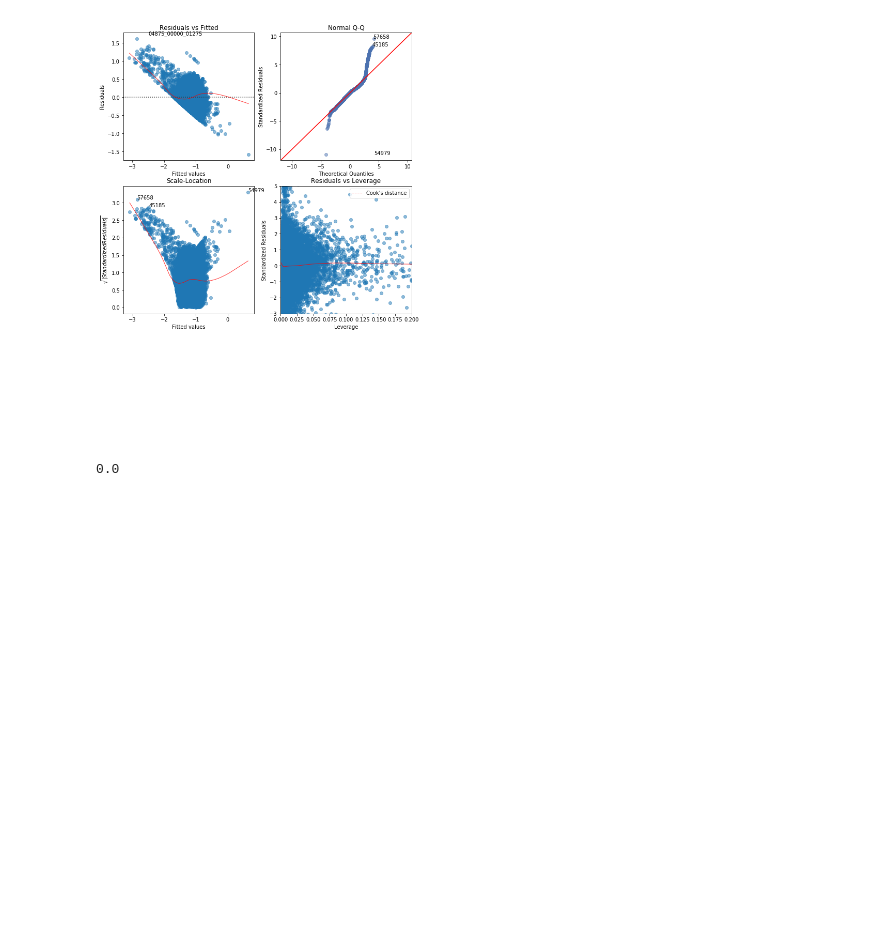
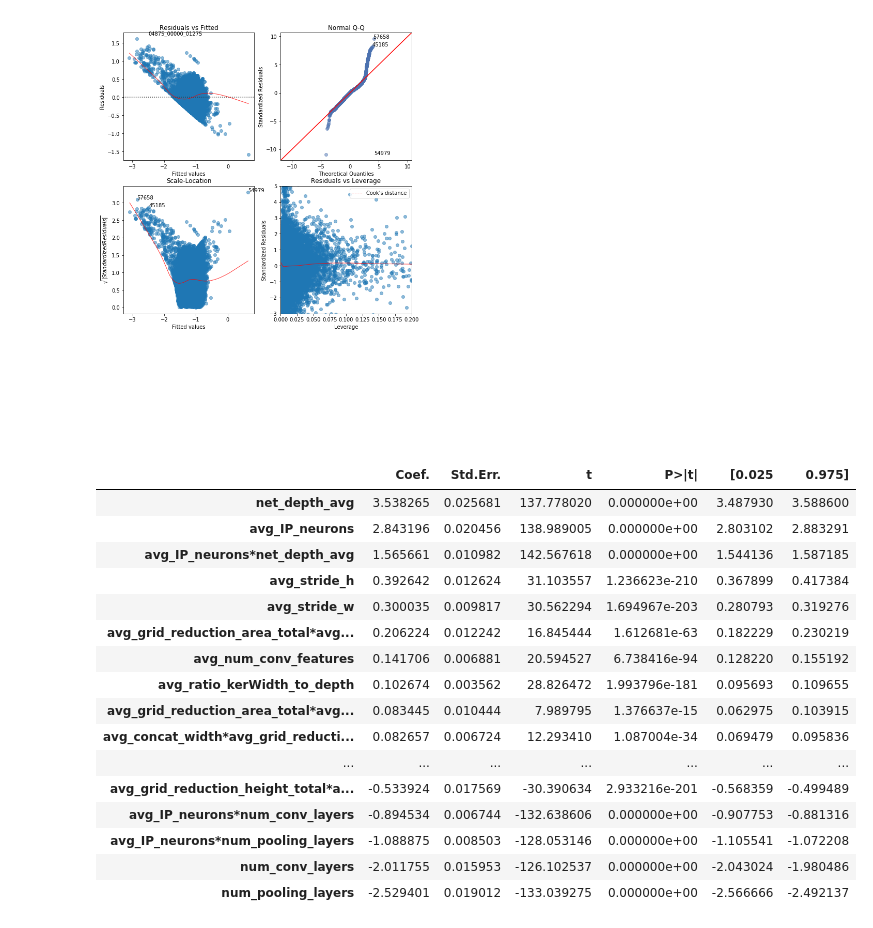
Before and after one commit to Duchstf/CNN-Architectural-Analysis, a Jupyter notebook: MINERvA-Vertex-Finding/Code/Combined-OLS-model.ipynb, the cells around one changed output. Saved outputs shown, nothing was run; the diff lists cells and outputs as text; code cells hidden in the pictures; blank space fills up the shorter version.

```diff
--- a/MINERvA-Vertex-Finding/Code/Combined-OLS-model.ipynb
+++ b/MINERvA-Vertex-Finding/Code/Combined-OLS-model.ipynb
@@ -179,7 +259,23 @@ plt.show()
 regression_residual_plots(results,'transformed_accuracy',df, size = [10,10])
 # %% [output]
 [figure]
-# %%
-print(float(results.f_pvalue))
-# %% [output]
-0.0
+# %%
+important_p.sort_values(by = "Coef.", ascending = False)
+# %% [output]
+|  | Coef. | Std.Err. | t | P>|t| | [0.025 | 0.975] |
+| net_depth_avg | 3.538265 | 0.025681 | 137.778020 | 0.000000e+00 | 3.487930 | 3.588600 |
+| avg_IP_neurons | 2.843196 | 0.020456 | 138.989005 | 0.000000e+00 | 2.803102 | 2.883291 |
+| avg_IP_neurons*net_depth_avg | 1.565661 | 0.010982 | 142.567618 | 0.000000e+00 | 1.544136 | 1.587185 |
+| avg_stride_h | 0.392642 | 0.012624 | 31.103557 | 1.236623e-210 | 0.367899 | 0.417384 |
+| avg_stride_w | 0.300035 | 0.009817 | 30.562294 | 1.694967e-203 | 0.280793 | 0.319276 |
+| avg_grid_reduction_area_total*avg... | 0.206224 | 0.012242 | 16.845444 | 1.612681e-63 | 0.182229 | 0.230219 |
+| avg_num_conv_features | 0.141706 | 0.006881 | 20.594527 | 6.738416e-94 | 0.128220 | 0.155192 |
+| avg_ratio_kerWidth_to_depth | 0.102674 | 0.003562 | 28.826472 | 1.993796e-181 | 0.095693 | 0.109655 |
+| avg_grid_reduction_area_total*avg... | 0.083445 | 0.010444 | 7.989795 | 1.376637e-15 | 0.062975 | 0.103915 |
+| avg_concat_width*avg_grid_reducti... | 0.082657 | 0.006724 | 12.293410 | 1.087004e-34 | 0.069479 | 0.095836 |
+| ... | ... | ... | ... | ... | ... | ... |
+| avg_grid_reduction_height_total*a... | -0.533924 | 0.017569 | -30.390634 | 2.933216e-201 | -0.568359 | -0.499489 |
+| avg_IP_neurons*num_conv_layers | -0.894534 | 0.006744 | -132.638606 | 0.000000e+00 | -0.907753 | -0.881316 |
+| avg_IP_neurons*num_pooling_layers | -1.088875 | 0.008503 | -128.053146 | 0.000000e+00 | -1.105541 | -1.072208 |
+| num_conv_layers | -2.011755 | 0.015953 | -126.102537 | 0.000000e+00 | -2.043024 | -1.980486 |
+| num_pooling_layers | -2.529401 | 0.019012 | -133.039275 | 0.000000e+00 | -2.566666 | -2.492137 |
```
Also changed, not shown: parts of 8 cells of this notebook, 3 other files.
